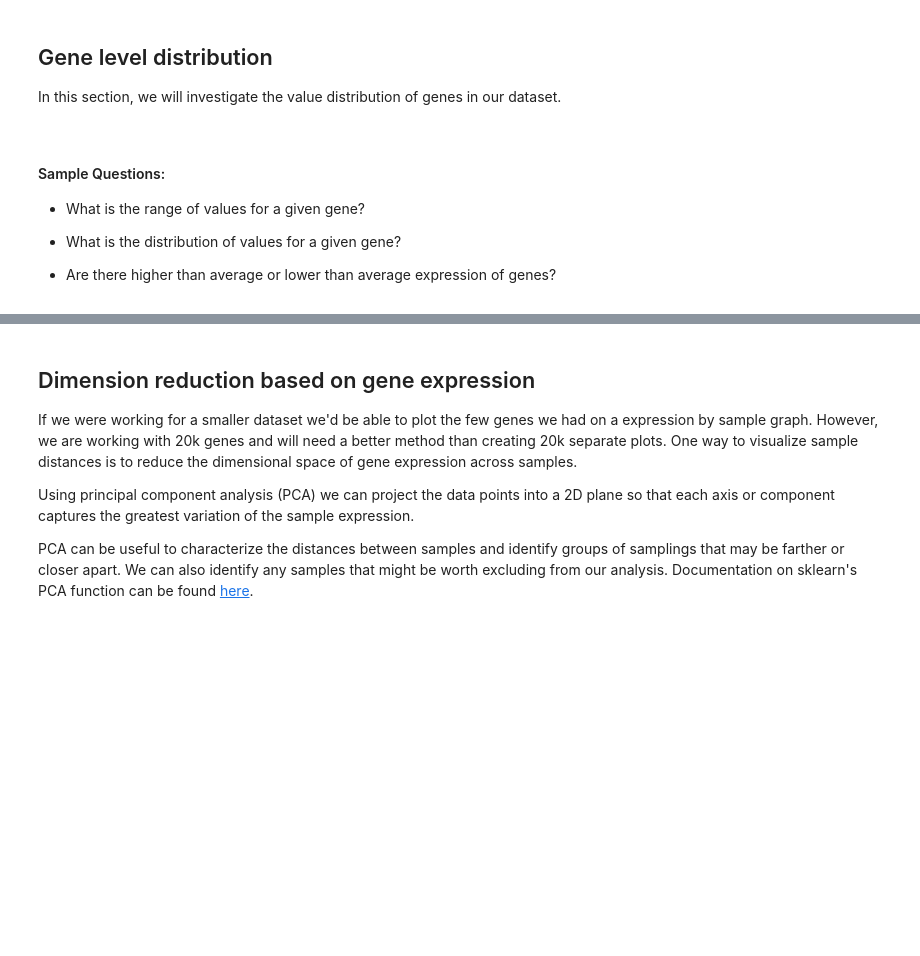
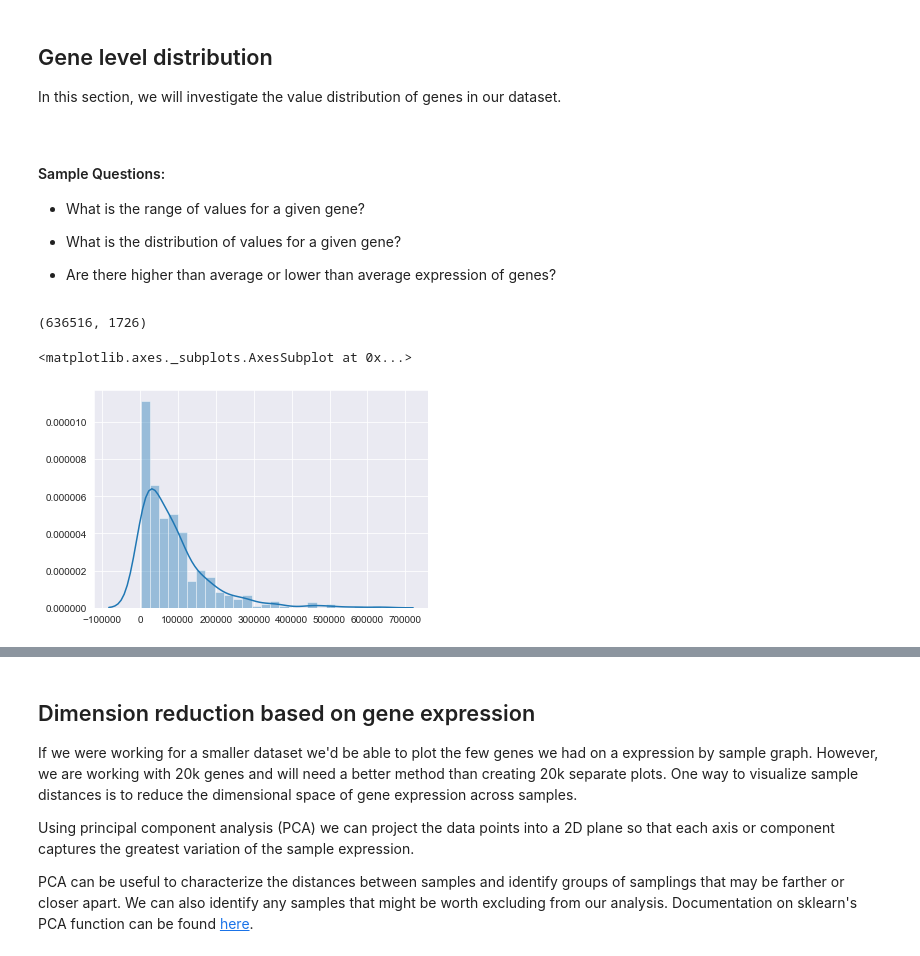
Before and after one commit to sohilsshah91/hacknights, a Jupyter notebook: tcga-series/workshop1/Hacknights_TCGA_EDA_key.ipynb, the cells around one changed output, grey strips where cells are left out. Drawn from its saved outputs; the diff is of its cells as text; code cells hidden in the pictures; blank space fills up the shorter version.

```diff
--- a/tcga-series/workshop1/Hacknights_TCGA_EDA_key.ipynb
+++ b/tcga-series/workshop1/Hacknights_TCGA_EDA_key.ipynb
@@ -27,7 +27,7 @@ import seaborn as sns
 # %% [markdown]
 ## Set variables
 # %%
-data_dir="data/"
+data_dir=""
 response_name="patient.race"
 rnaseq_file=data_dir+"lihc_rnaseq.csv.gz"
 clinical_file=data_dir+"lihc_clinical.csv.gz"
@@ -104,3 +104,15 @@ In this section, we will investigate the value distribution of genes in our data
 - What is the distribution of values for a given gene?
 
 - Are there higher than average or lower than average expression of genes?
+# %%
+# Range
+max(rnaseq_sub['A2M']), min(rnaseq_sub['A2M'])
+# %% [output]
+(636516, 1726)
+# %%
+# Distribution
+sns.set_style('darkgrid')
+sns.distplot(rnaseq_sub['A2M'].values)
+# %% [output]
+<matplotlib.axes._subplots.AxesSubplot at 0x...>
+[figure, added]
```
Also changed, not shown: parts of 2 cells of this notebook.
